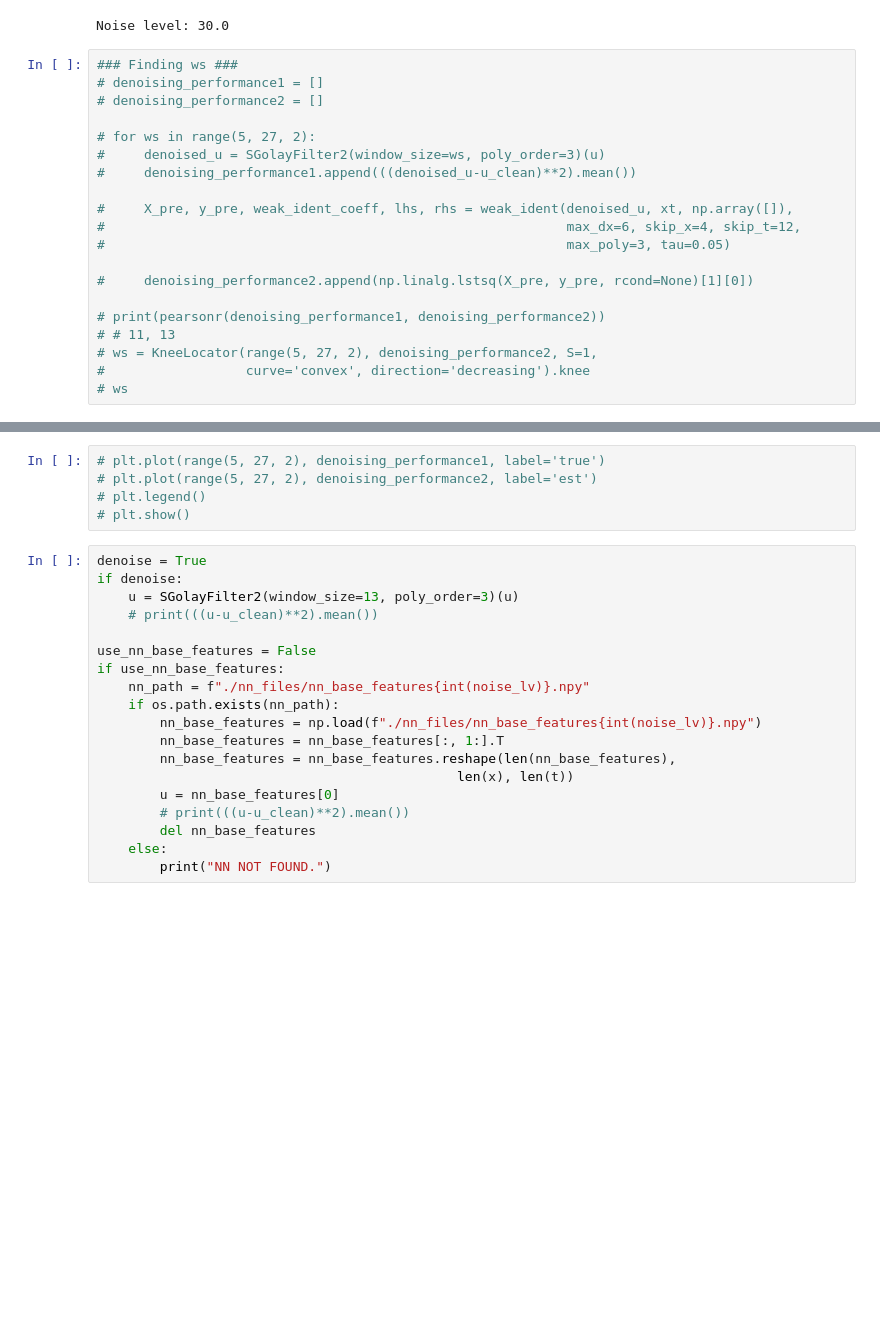
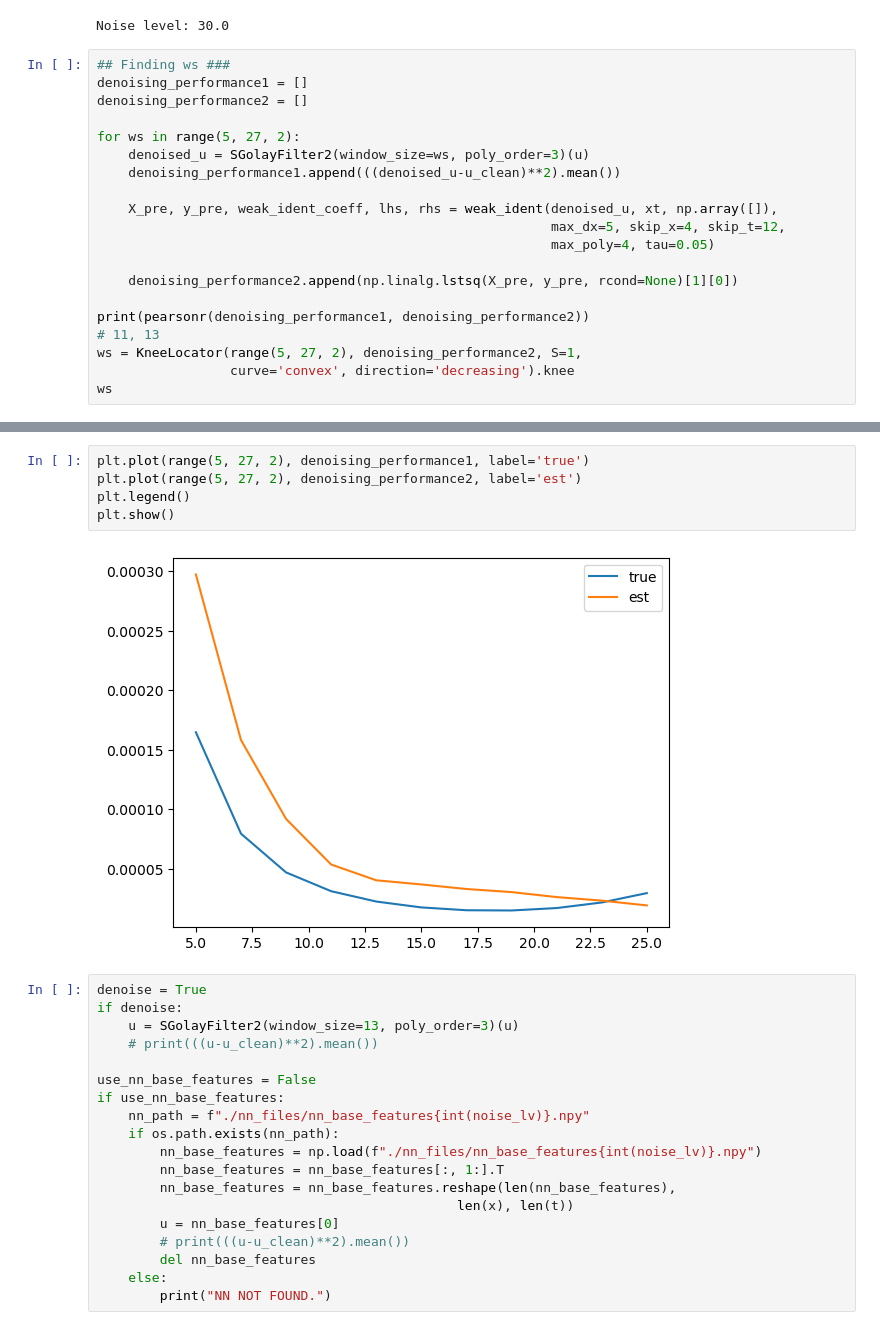
Before and after one commit to Pongpisit-Thanasutives/UBIC-test, a Jupyter notebook: Examples/KdV by GA.ipynb, the cells around one changed output, grey strips where cells are left out. Drawn from its saved outputs; the diff is of its cells as text; blank space fills up the shorter version.

```diff
--- a/Examples/KdV by GA.ipynb
+++ b/Examples/KdV by GA.ipynb
@@ -82,22 +82,22 @@ u = u + noise
 # %% [output]
 Noise level: 30.0
 # %%
-### Finding ws ###
-# denoising_performance1 = []
-# denoising_performance2 = []
+## Finding ws ###
+denoising_performance1 = []
+denoising_performance2 = []
 
-# for ws in range(5, 27, 2):
-#     denoised_u = SGolayFilter2(window_size=ws, poly_order=3)(u)
-#     denoising_performance1.append(((denoised_u-u_clean)**2).mean())
+for ws in range(5, 27, 2):
+    denoised_u = SGolayFilter2(window_size=ws, poly_order=3)(u)
+    denoising_performance1.append(((denoised_u-u_clean)**2).mean())
 
-#     X_pre, y_pre, weak_ident_coeff, lhs, rhs = weak_ident(denoised_u, xt, np.array([]),
-#                                                           max_dx=6, skip_x=4, skip_t=12,
-#                                                           max_poly=3, tau=0.05)
+    X_pre, y_pre, weak_ident_coeff, lhs, rhs = weak_ident(denoised_u, xt, np.array([]),
+                                                          max_dx=5, skip_x=4, skip_t=12,
+                                                          max_poly=4, tau=0.05)
 
-#     denoising_performance2.append(np.linalg.lstsq(X_pre, y_pre, rcond=None)[1][0])
+    denoising_performance2.append(np.linalg.lstsq(X_pre, y_pre, rcond=None)[1][0])
 
-# print(pearsonr(denoising_performance1, denoising_performance2))
-# # 11, 13
-# ws = KneeLocator(range(5, 27, 2), denoising_performance2, S=1,
-#                  curve='convex', direction='decreasing').knee
-# ws
+print(pearsonr(denoising_performance1, denoising_performance2))
+# 11, 13
+ws = KneeLocator(range(5, 27, 2), denoising_performance2, S=1,
+                 curve='convex', direction='decreasing').knee
+ws
@@ -104,8 +123,10 @@ Noise level: 30.0
 # %%
-# plt.plot(range(5, 27, 2), denoising_performance1, label='true')
-# plt.plot(range(5, 27, 2), denoising_performance2, label='est')
-# plt.legend()
-# plt.show()
+plt.plot(range(5, 27, 2), denoising_performance1, label='true')
+plt.plot(range(5, 27, 2), denoising_performance2, label='est')
+plt.legend()
+plt.show()
+# %% [output]
+[figure, added]
 # %%
 denoise = True
 if denoise:
```
Also changed, not shown: parts of 19 cells of this notebook.
